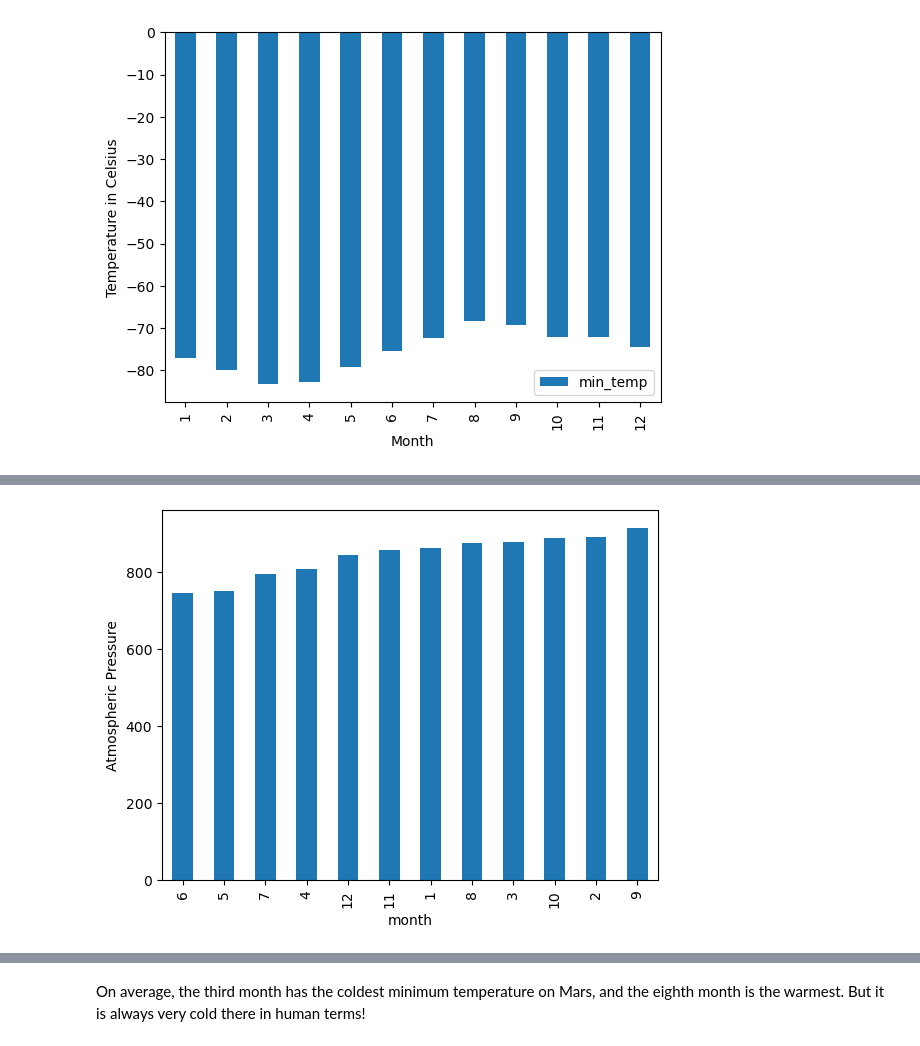
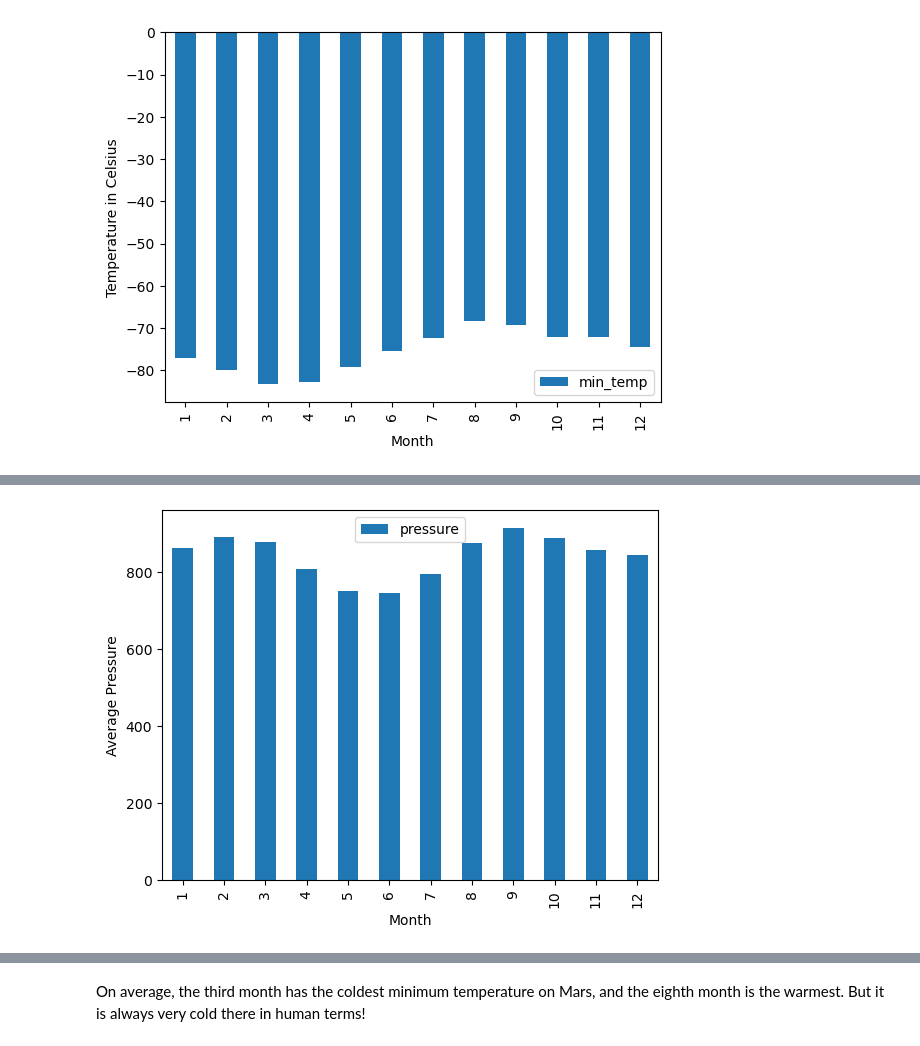
Before and after one commit to alexandriaorvis/webscrapingchallenge, a Jupyter notebook: part_2_mars_weather.ipynb, the cells around one changed output, grey strips where cells are left out. Saved outputs shown, nothing was run; the diff lists cells and outputs as text; code cells hidden in the pictures.

```diff
--- a/part_2_mars_weather.ipynb
+++ b/part_2_mars_weather.ipynb
@@ -182,3 +201,7 @@ temp_plot = avg_temp.plot(kind='bar', xlabel='Month', ylabel='Temperature in Cel
 # %%
 # 4. Average pressure by Martian month
+
+avg_pressure=mars_df.groupby(['month']).mean()
+avg_pressure = avg_pressure[['pressure']]
+avg_pressure
 # %% [output]
@@ -199,4 +222,5 @@ Name: pressure, dtype: float64
 # %%
 # Plot the average pressure by month
+pressure_plot = avg_pressure.plot(kind = 'bar', xlabel='Month', ylabel="Average Pressure")
 # %% [output]
-[figure, old version]
+[figure, new version]
```
Also changed, not shown: parts of 11 cells of this notebook, 2 other files.
